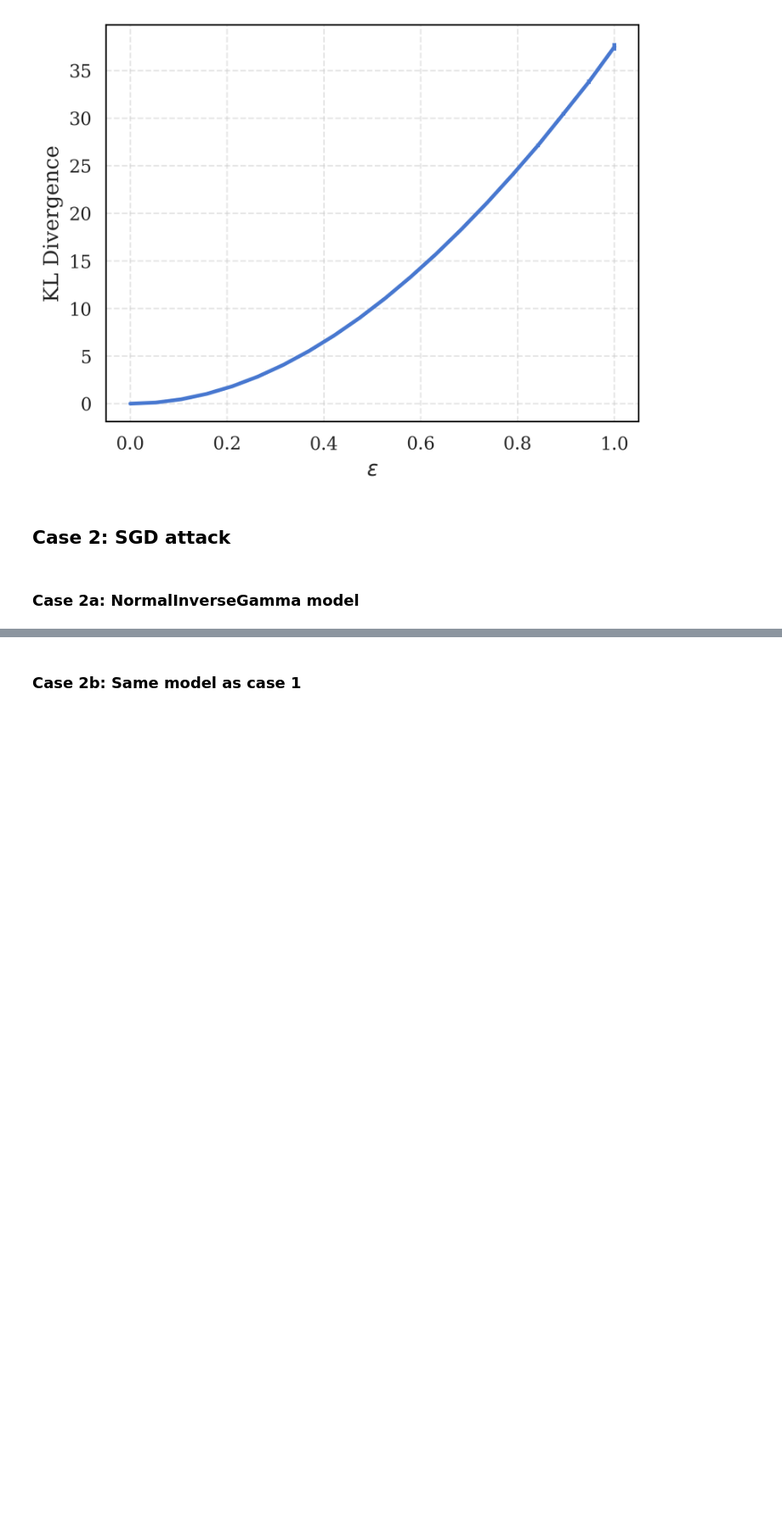
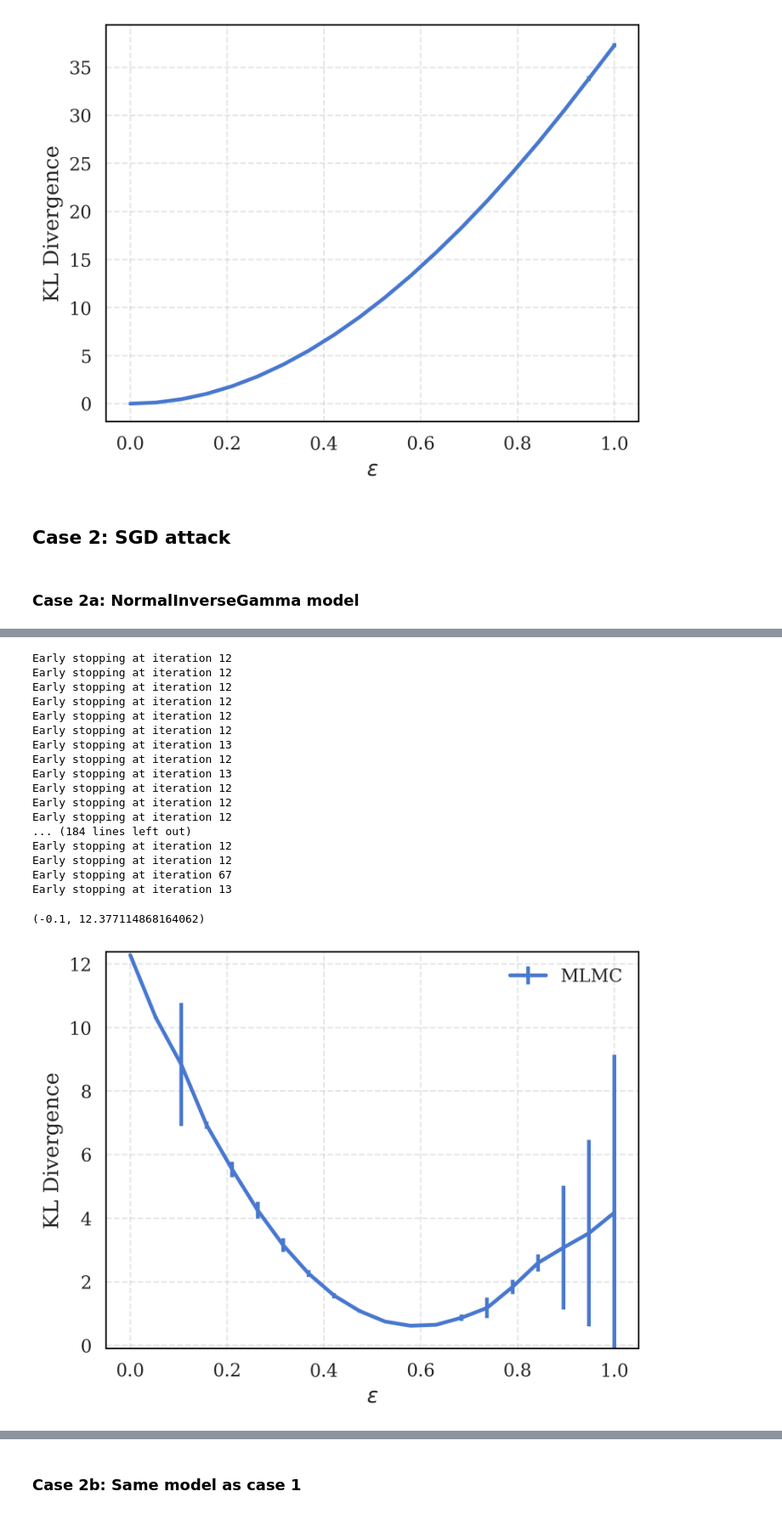
Before and after one commit to pablogarciarce/AdvReg, a Jupyter notebook: notebooks/test_distr_attack.ipynb, the cells around one changed output, grey strips where cells are left out. Shown at 85% size. Saved outputs shown, nothing was run; the diff lists cells and outputs as text; code cells hidden in the pictures; blank space fills up the shorter version.

```diff
--- a/notebooks/test_distr_attack.ipynb
+++ b/notebooks/test_distr_attack.ipynb
@@ -140,0 +140,58 @@ Long gradient estimation time: 2.5194828510284424 for iteration 156
+# %%
+# plot KL divergence as a function of the strength of the attack
+n_jobs = -1
+x = X_test[17,:].copy()
+x = torch.tensor(x, dtype=torch.float32).unsqueeze(1)
+sigma2 = model.sample_posterior_distribution(1000)[1].mean()
+std = model.sample_predictive_distribution(x, 1000).std()
+appd = torch.distributions.normal.Normal(2 * x.T @ model.mu, 2 * std)
+
+# Function to calculate KL divergence for a given epsilon
+def compute_kl_divergence(epsilon):
+    x_adv_distr, _ = mlmc_attack(model, x, appd, epsilon=epsilon, R=10, lr=0.1, n_iter=1000)
+    kl = kl_to_appd(model.mu, model.lam, sigma2, x_adv_distr, 2 * x.T @ model.mu, 4 * std ** 2).item()
+    x_fgsm = fgsm_attack(model, x, epsilon=epsilon, R=100)
+    kl_fsgm = kl_to_appd(model.mu, model.lam, sigma2, x_fgsm, 2 * x.T @ model.mu, 4 * std ** 2).item()
+    return kl, kl_fsgm
+
+
+# Define the range of epsilon values
+epsilons = np.linspace(0, 1, 20)
+kl_alls = []
+
+for _ in range(10):
+    # Use joblib to parallelize the computation of KL divergences
+    kl_values = Parallel(n_jobs=n_jobs)(
+        delayed(compute_kl_divergence)(epsilon) for epsilon in epsilons
+    )
+    kl_alls.append(kl_values)
+
+kl_mlmc = np.array(kl_alls)[:, :, 0]
+kl_fsgm = np.array(kl_alls)[:, :, 1]
+# error bars as std
+plt.errorbar(epsilons, np.mean(kl_mlmc, axis=0), yerr=2*np.std(kl_mlmc, axis=0), label='MLMC')
+#plt.errorbar(epsilons, np.mean(kl_fsgm, axis=0), yerr=2*np.std(kl_fsgm, axis=0), label='FGSM')
+plt.legend()
+plt.xlabel('$\epsilon$')
+plt.ylabel('KL Divergence')
+plt.ylim(-0.1, np.max(kl_mlmc) + 0.1)
+# %% [output]
+Early stopping at iteration 12
+Early stopping at iteration 12
+Early stopping at iteration 12
+Early stopping at iteration 12
+Early stopping at iteration 12
+Early stopping at iteration 12
+Early stopping at iteration 13
+Early stopping at iteration 12
+Early stopping at iteration 13
+Early stopping at iteration 12
+Early stopping at iteration 12
+Early stopping at iteration 12
+... (184 lines left out)
+Early stopping at iteration 12
+Early stopping at iteration 12
+Early stopping at iteration 67
+Early stopping at iteration 13
+(-0.1, 12.377114868164062)
+[figure, added]
```
Also changed, not shown: parts of 30 cells of this notebook, 19 other files.
